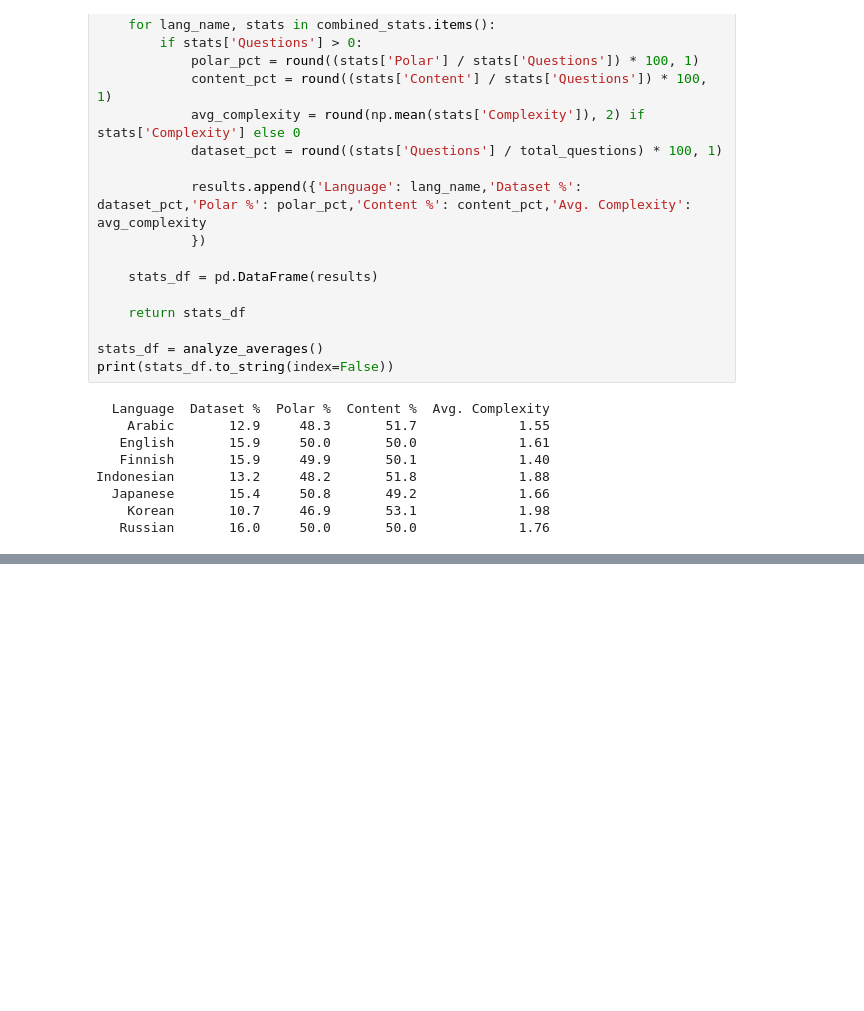
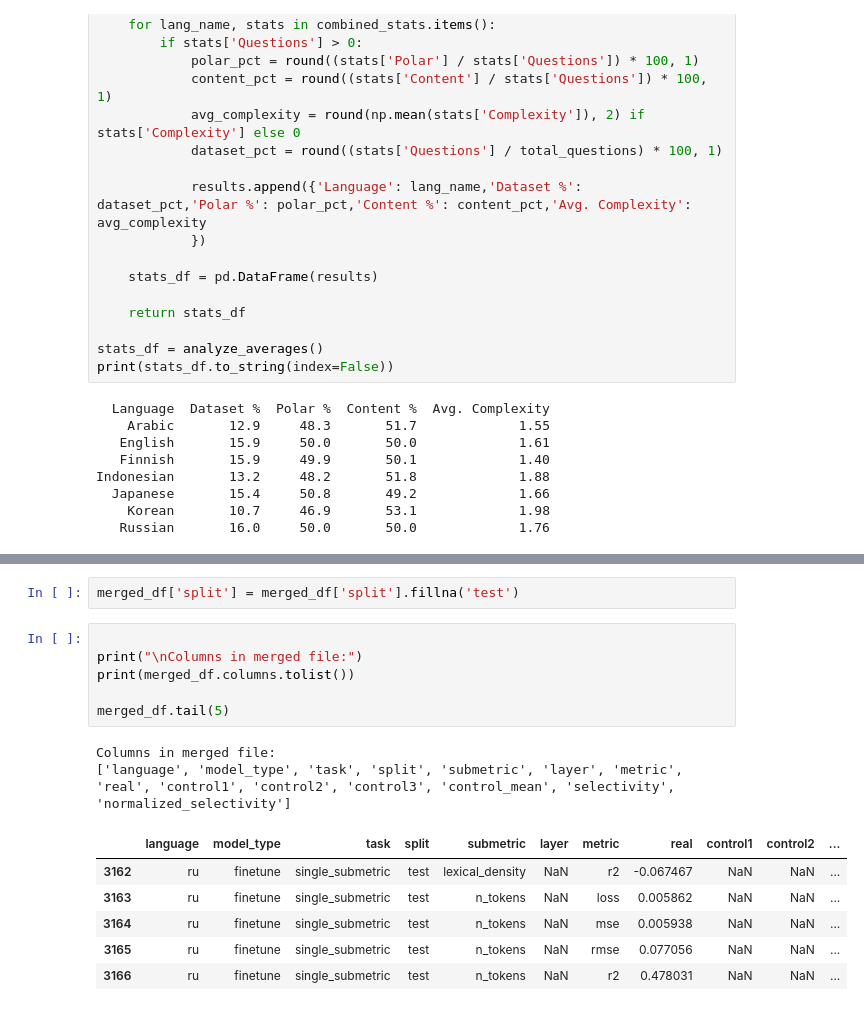
Before and after one commit to rokokot/qtype-eval, a Jupyter notebook: visualization/notebooks/result_visualization.ipynb, the cells around one changed output, grey strips where cells are left out. Saved outputs shown, nothing was run; the diff lists cells and outputs as text; blank space fills up the shorter version.

```diff
--- a/visualization/notebooks/result_visualization.ipynb
+++ b/visualization/notebooks/result_visualization.ipynb
@@ -124,0 +316,17 @@ Indonesian       13.2     48.2       51.8             1.88
+# %%
+merged_df['split'] = merged_df['split'].fillna('test')
+# %%
+
+print("\nColumns in merged file:")
+print(merged_df.columns.tolist())
+
+merged_df.tail(5)
+# %% [output]
+Columns in merged file:
+['language', 'model_type', 'task', 'split', 'submetric', 'layer', 'metric', 'real', 'control1', 'control2', 'control3', 'control_mean', 'selectivity', 'normalized_selectivity']
+|  | language | model_type | task | split | submetric | layer | metric | real | control1 | control2 | ... |
+| 3162 | ru | finetune | single_submetric | test | lexical_density | NaN | r2 | -0.067467 | NaN | NaN | ... |
+| 3163 | ru | finetune | single_submetric | test | n_tokens | NaN | loss | 0.005862 | NaN | NaN | ... |
+| 3164 | ru | finetune | single_submetric | test | n_tokens | NaN | mse | 0.005938 | NaN | NaN | ... |
+| 3165 | ru | finetune | single_submetric | test | n_tokens | NaN | rmse | 0.077056 | NaN | NaN | ... |
+| 3166 | ru | finetune | single_submetric | test | n_tokens | NaN | r2 | 0.478031 | NaN | NaN | ... |
```
Also changed, not shown: parts of 14 cells of this notebook, 6 other files.
